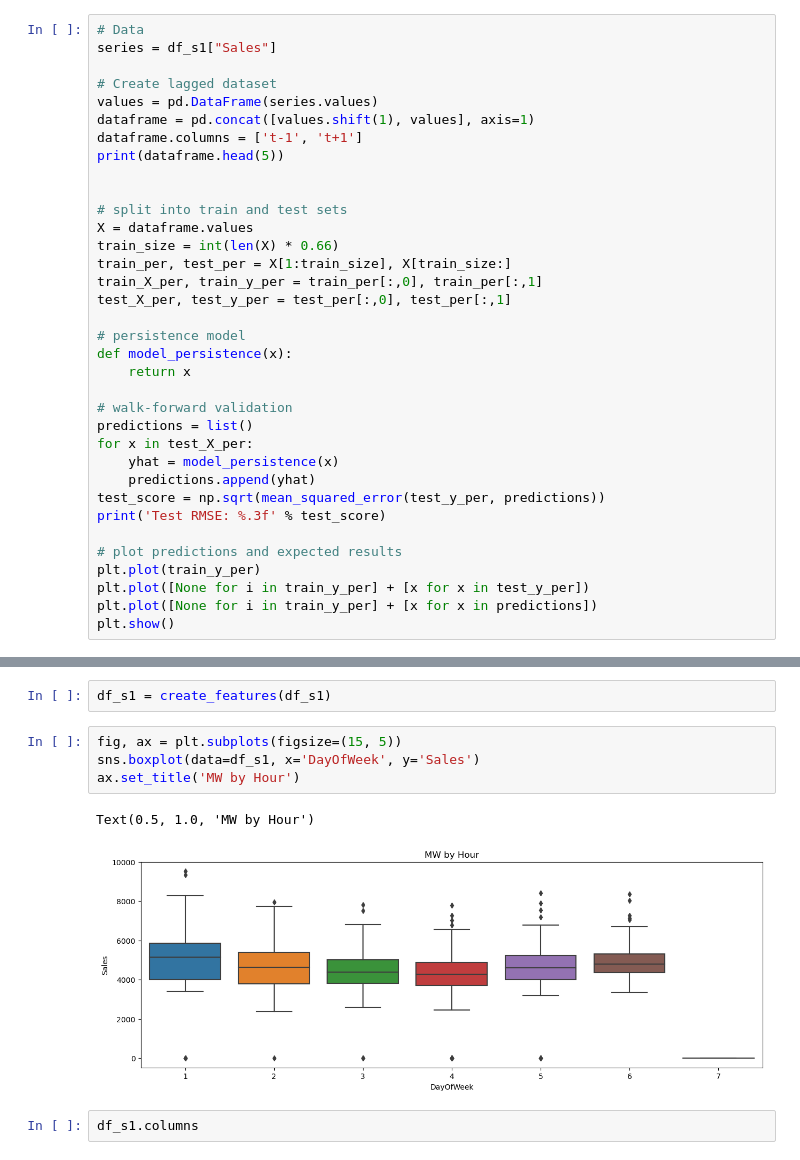
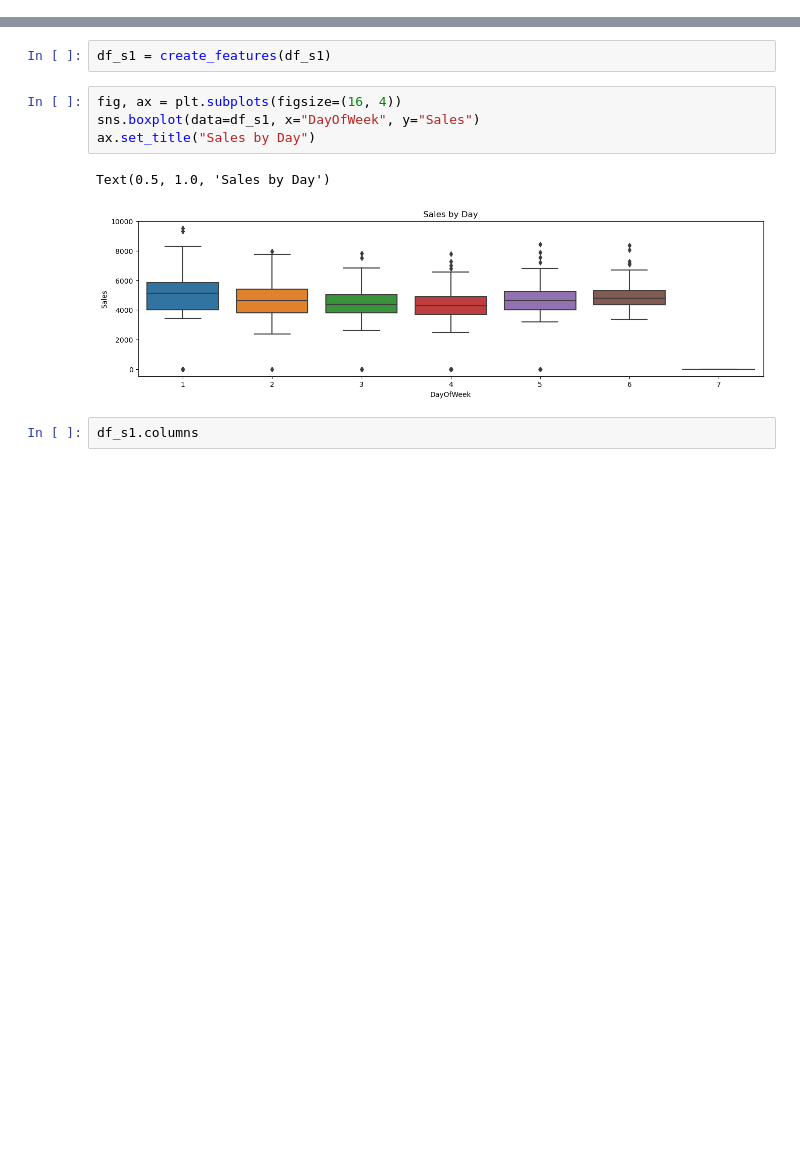
Before and after one commit to amanods/Rossmann_Sales_Prediction, a Jupyter notebook: rossmann_store_analysis_forecast_2.ipynb, the cells around one changed output, grey strips where cells are left out. Drawn from its saved outputs; the diff is of its cells as text; blank space fills up the shorter version.

```diff
--- a/rossmann_store_analysis_forecast_2.ipynb
+++ b/rossmann_store_analysis_forecast_2.ipynb
@@ -207,35 +164,0 @@ train_s1 = df_s1.iloc[49:]
-# %%
-# Data
-series = df_s1["Sales"]
-
-# Create lagged dataset
-values = pd.DataFrame(series.values)
-dataframe = pd.concat([values.shift(1), values], axis=1)
-dataframe.columns = ['t-1', 't+1']
-print(dataframe.head(5))
-
-
-# split into train and test sets
-X = dataframe.values
-train_size = int(len(X) * 0.66)
-train_per, test_per = X[1:train_size], X[train_size:]
-train_X_per, train_y_per = train_per[:,0], train_per[:,1]
-test_X_per, test_y_per = test_per[:,0], test_per[:,1]
-
-# persistence model
-def model_persistence(x):
-	return x
-
-# walk-forward validation
-predictions = list()
-for x in test_X_per:
-	yhat = model_persistence(x)
-	predictions.append(yhat)
-test_score = np.sqrt(mean_squared_error(test_y_per, predictions))
-print('Test RMSE: %.3f' % test_score)
-
-# plot predictions and expected results
-plt.plot(train_y_per)
-plt.plot([None for i in train_y_per] + [x for x in test_y_per])
-plt.plot([None for i in train_y_per] + [x for x in predictions])
-plt.show()
@@ -343,12 +187,12 @@ def create_features(df):
 # %%
 df_s1 = create_features(df_s1)
 # %%
-fig, ax = plt.subplots(figsize=(15, 5))
-sns.boxplot(data=df_s1, x='DayOfWeek', y='Sales')
-ax.set_title('MW by Hour')
+fig, ax = plt.subplots(figsize=(16, 4))
+sns.boxplot(data=df_s1, x="DayOfWeek", y="Sales")
+ax.set_title("Sales by Day")
 # %% [output]
-Text(0.5, 1.0, 'MW by Hour')
+Text(0.5, 1.0, 'Sales by Day')
-[figure, old version]
+[figure, new version]
 # %%
 df_s1.columns
 # %% [output]
```
Also changed, not shown: parts of 29 cells of this notebook.
